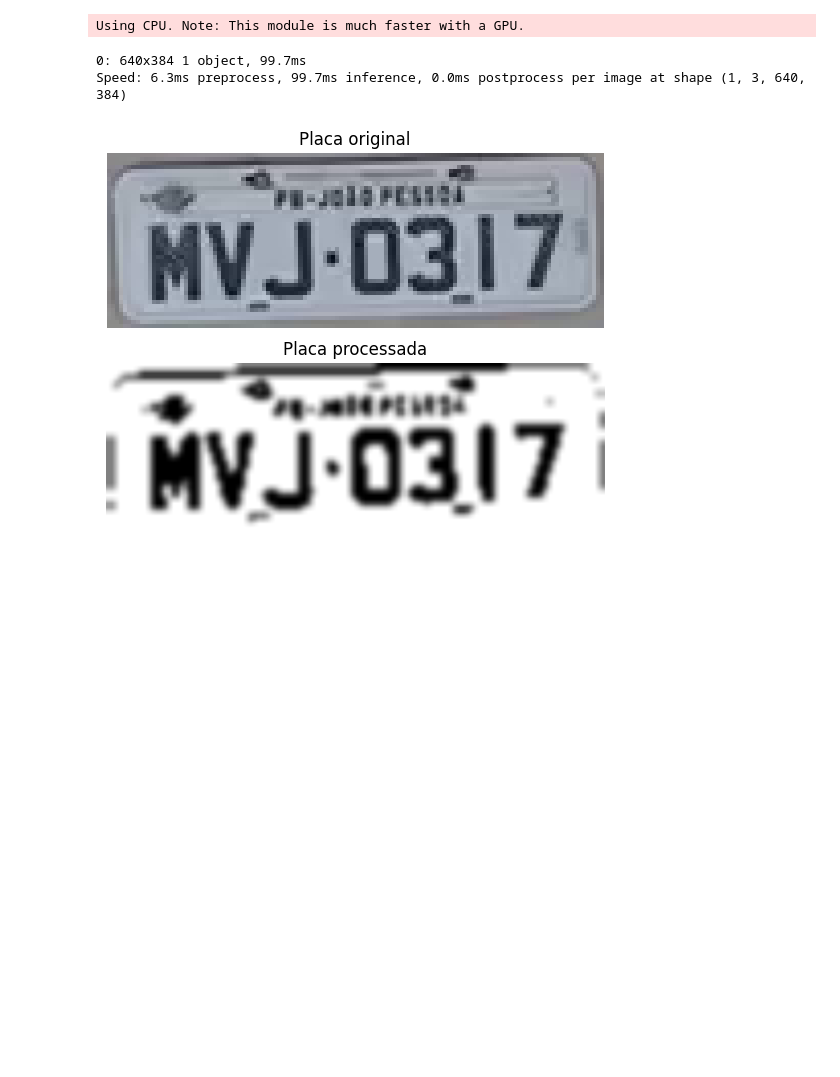
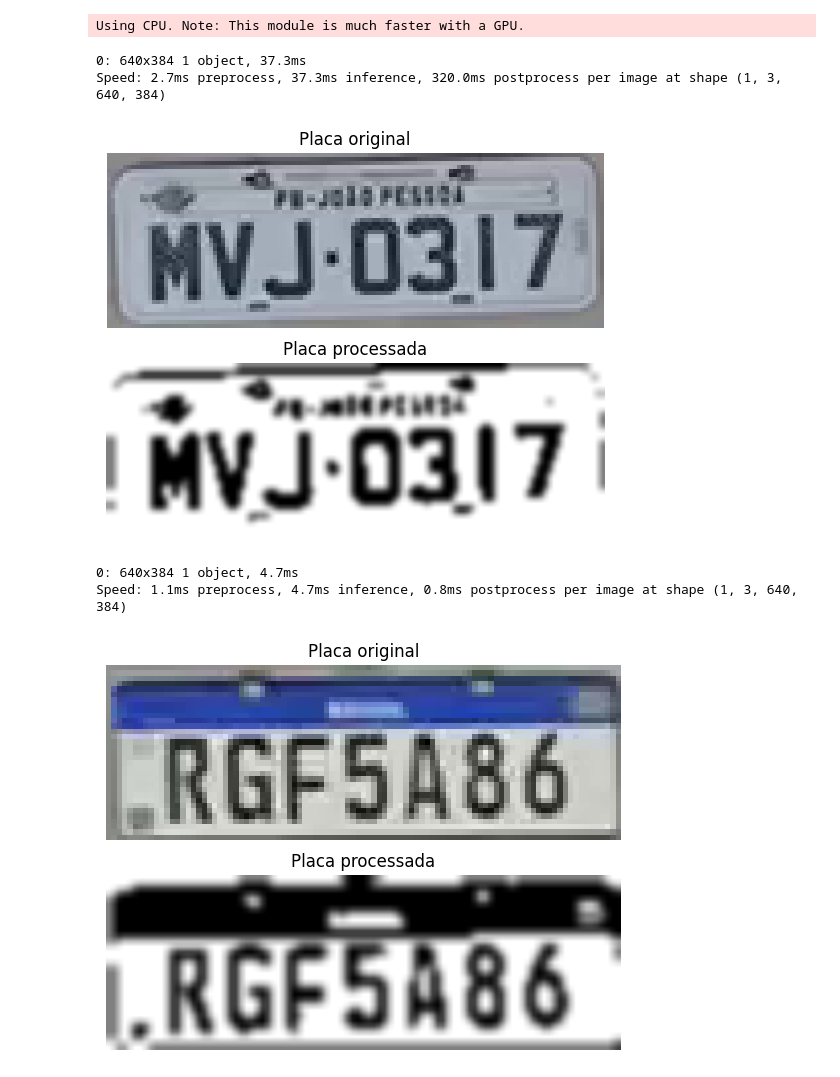
Before and after one commit to IgoSilvaUFPB/plate-detection, a Jupyter notebook: comparacao_pdi.ipynb, the cells around one changed output. Drawn from its saved outputs; the diff is of its cells as text; code cells hidden in the pictures; blank space fills up the shorter version.

```diff
--- a/comparacao_pdi.ipynb
+++ b/comparacao_pdi.ipynb
@@ -119,9 +119,15 @@ def processar_video(video_path, gpu=True):
 
     plt.show()
 
-processar_video("organic-data\\video_teste_1.mp4", gpu=False)
+processar_video("organic-data/video_teste_1.mp4", gpu=False)
 # %% [output]
 Using CPU. Note: This module is much faster with a GPU.
-0: 640x384 1 object, 99.7ms
-Speed: 6.3ms preprocess, 99.7ms inference, 0.0ms postprocess per image at shape (1, 3, 640, 384)
+0: 640x384 1 object, 37.3ms
+Speed: 2.7ms preprocess, 37.3ms inference, 320.0ms postprocess per image at shape (1, 3, 640, 384)
 [figure]
+# %%
+processar_video("organic-data/video_teste_2.mp4", gpu=True)
+# %% [output]
+0: 640x384 1 object, 4.7ms
+Speed: 1.1ms preprocess, 4.7ms inference, 0.8ms postprocess per image at shape (1, 3, 640, 384)
+[figure, added]
```
Also changed, not shown: parts of 1 cell of this notebook, 1 other file.
